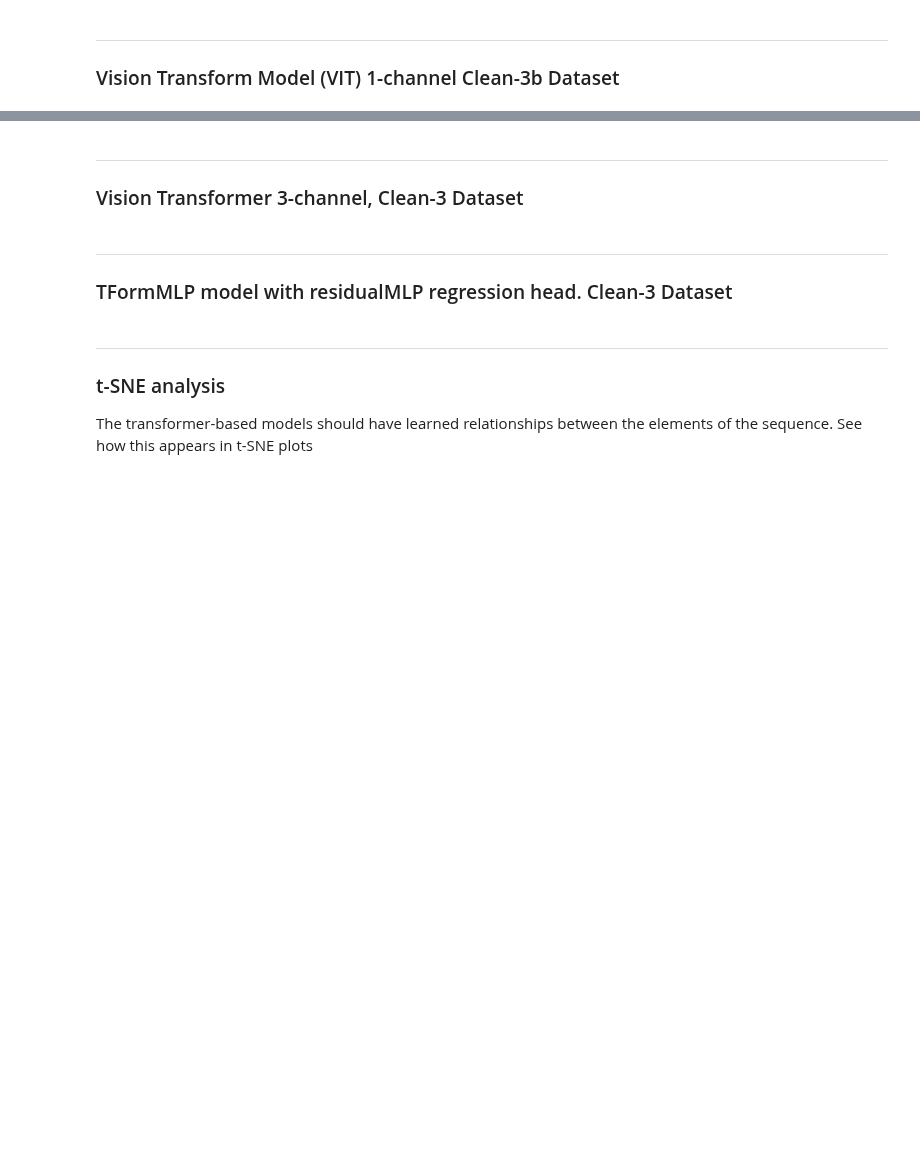
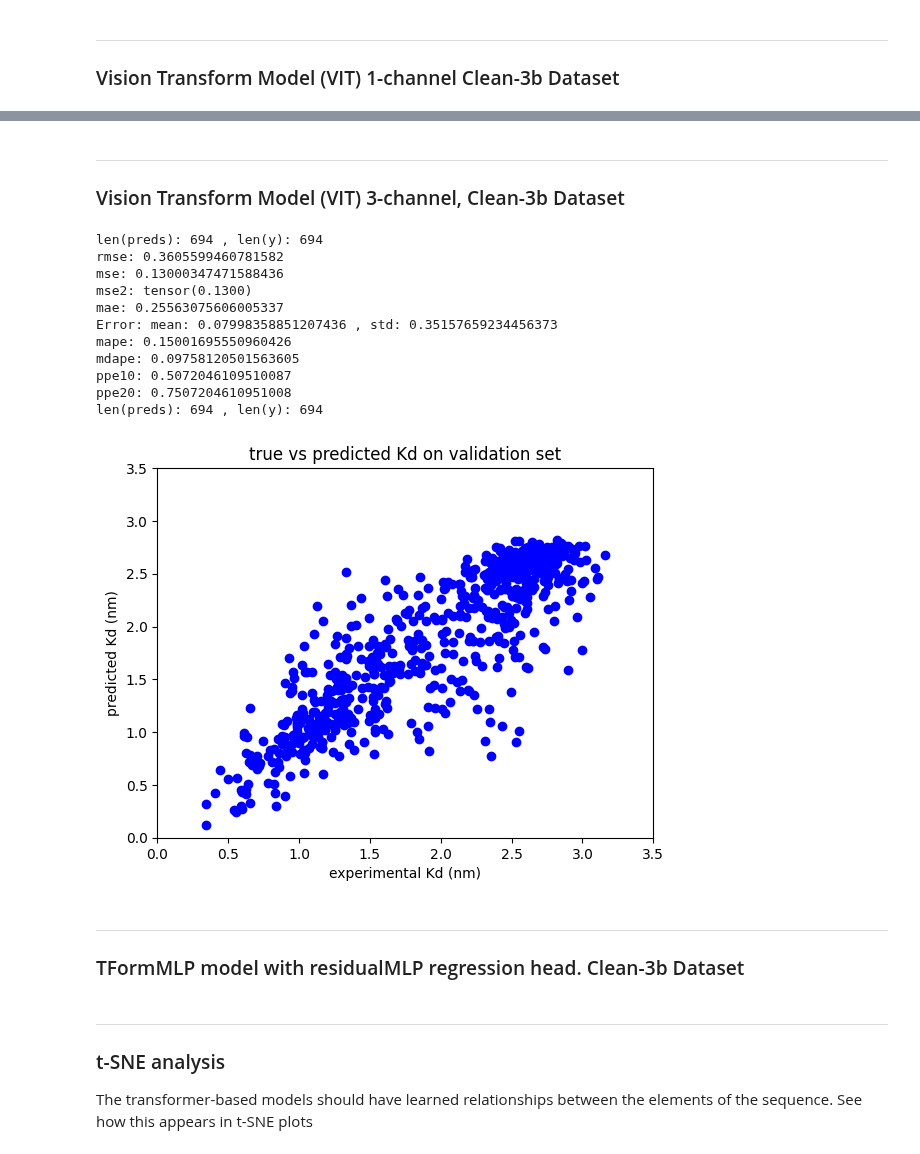
Before and after one commit to planaria158/BERT-antibody-antigen-binding-energy, a Jupyter notebook: Inference.ipynb, the cells around one changed output, grey strips where cells are left out. Cells and saved outputs as stored; diff of their text form; code cells hidden in the pictures; blank space fills up the shorter version.

Commit message:
more refactoring and cleaning up train, test, and inference code

```diff
--- a/Inference.ipynb
+++ b/Inference.ipynb
@@ -193,15 +182,28 @@ len(preds): 694 , len(y): 694
 # %% [markdown]
 ----
-### Vision Transformer 3-channel,  Clean-3 Dataset
+### Vision Transform Model (VIT)  3-channel, Clean-3b Dataset
 # %%
 # Inference on the validation set to compare actual with predicted values
-pred_file_path = './inference_results/vit_model/cleaned-3/BGR/preds_vit_1714883259.9500844.pkl'
-true_file_path = './inference_results/vit_model/cleaned-3/BGR/y_vit_1714883259.9503129.pkl'
+pred_file_path = './inference_results/vit_model/cleaned-3b/BGR/test_no_cls_token/preds_vit_1715020986.6452327.pkl'
+true_file_path = './inference_results/vit_model/cleaned-3b/BGR/test_no_cls_token/y_vit_1715020986.6455376.pkl'
 print_errors(pred_file_path, true_file_path)
 plot_pred_vs_true(pred_file_path, true_file_path, xlim=(0,3.5), ylim=(0,3.5))
+# %% [output]
+len(preds): 694 , len(y): 694
+rmse: 0.3605599460781582
+mse: 0.13000347471588436
+mse2: tensor(0.1300)
+mae: 0.25563075606005337
+Error: mean: 0.07998358851207436 , std: 0.35157659234456373
+mape: 0.15001695550960426
+mdape: 0.09758120501563605
+ppe10: 0.5072046109510087
+ppe20: 0.7507204610951008
+len(preds): 694 , len(y): 694
+[figure, added]
 # %% [markdown]
 ----
-### TFormMLP model with residualMLP regression head. Clean-3 Dataset
+### TFormMLP model with residualMLP regression head. Clean-3b Dataset
 # %%
 pred_file_path = './inference_results/tform_mlp_model/cleaned-3/test_no_cls_token/preds_tform_mlp_1714986859.0914655.pkl'
 true_file_path = './inference_results/tform_mlp_model/cleaned-3/test_no_cls_token/y_tform_mlp_1714986859.091691.pkl'
```
Also changed, not shown: parts of 5 cells of this notebook, 27 other files.
